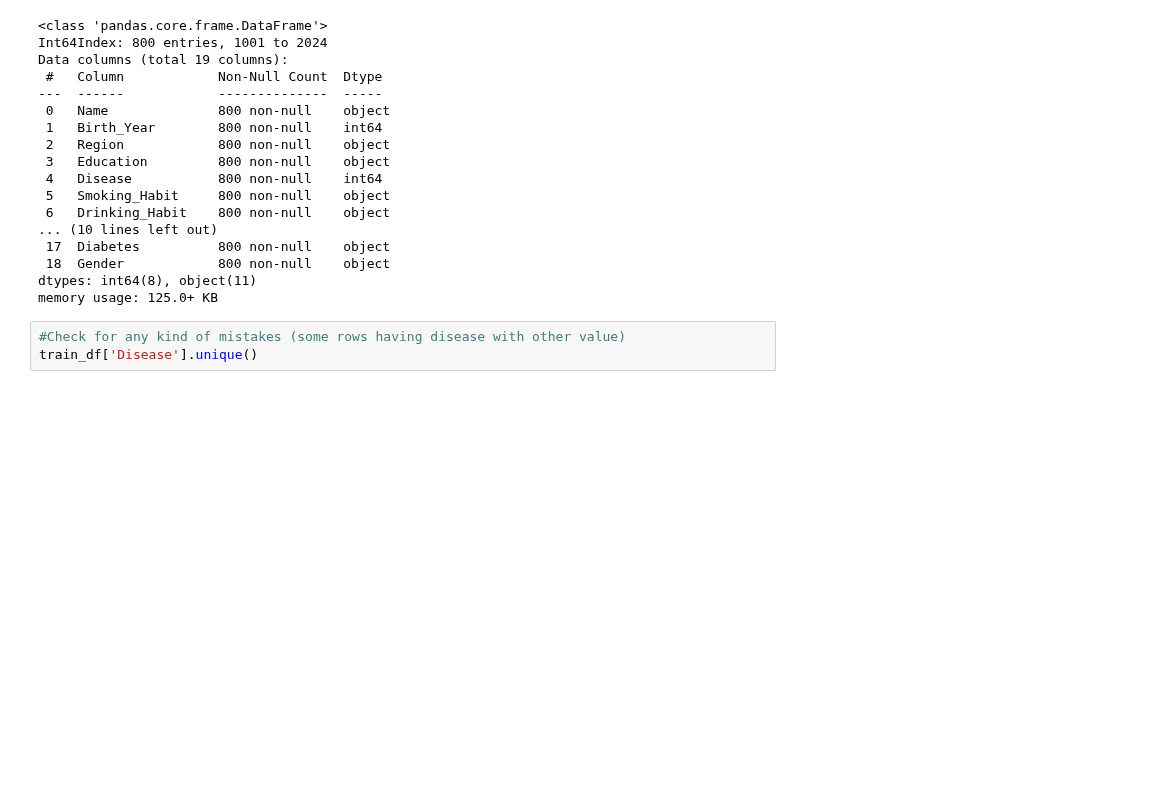
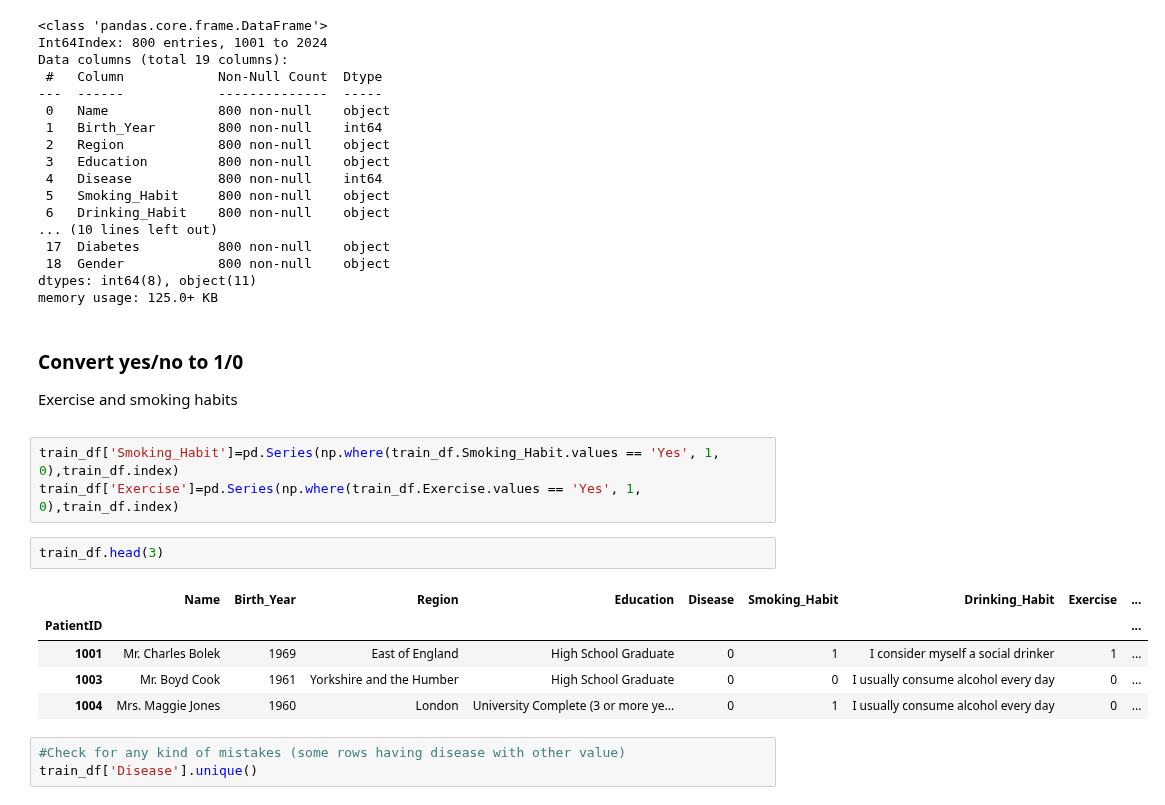
Before and after one commit to henrymmarques/MLProject, a Jupyter notebook: Group03 - ML Project.ipynb, the cells around one changed output. Cells and saved outputs as stored; diff of their text form; blank space fills up the shorter version.

```diff
--- a/Group03 - ML Project.ipynb
+++ b/Group03 - ML Project.ipynb
@@ -195,6 +133,25 @@ Data columns (total 19 columns):
  18  Gender            800 non-null    object
 dtypes: int64(8), object(11)
 memory usage: 125.0+ KB
+# %% [markdown]
+<a class="anchor" id="4th-bullet">
+
+
+###  Convert yes/no to 1/0
+Exercise and smoking habits
+
+</a>
+# %%
+train_df['Smoking_Habit']=pd.Series(np.where(train_df.Smoking_Habit.values == 'Yes', 1, 0),train_df.index)
+train_df['Exercise']=pd.Series(np.where(train_df.Exercise.values == 'Yes', 1, 0),train_df.index)
+# %%
+train_df.head(3)
+# %% [output]
+|  | Name | Birth_Year | Region | Education | Disease | Smoking_Habit | Drinking_Habit | Exercise | ... |
+| PatientID |  |  |  |  |  |  |  |  | ... |
+| 1001 | Mr. Charles Bolek | 1969 | East of England | High School Graduate | 0 | 1 | I consider myself a social drinker | 1 | ... |
+| 1003 | Mr. Boyd Cook | 1961 | Yorkshire and the Humber | High School Graduate | 0 | 0 | I usually consume alcohol every day | 0 | ... |
+| 1004 | Mrs. Maggie Jones | 1960 | London | University Complete (3 or more ye... | 0 | 1 | I usually consume alcohol every day | 0 | ... |
 # %%
 #Check for any kind of mistakes (some rows having disease with other value)
 train_df['Disease'].unique()
```
Also changed, not shown: parts of 16 cells of this notebook.
